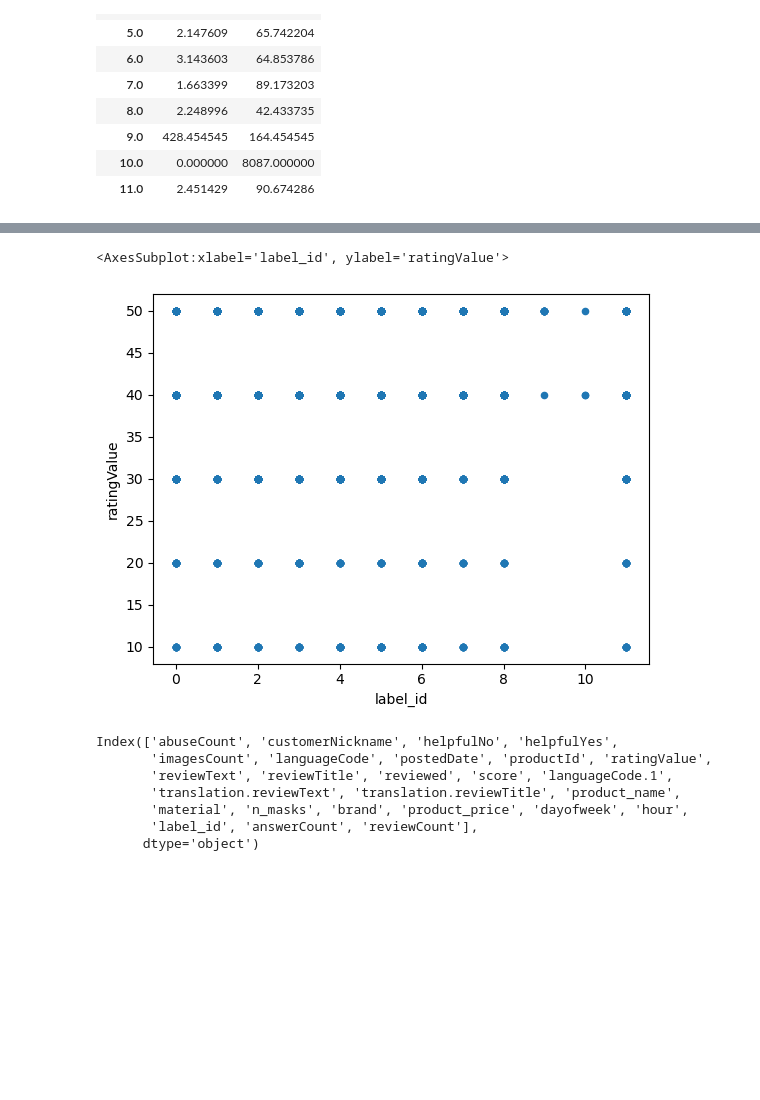
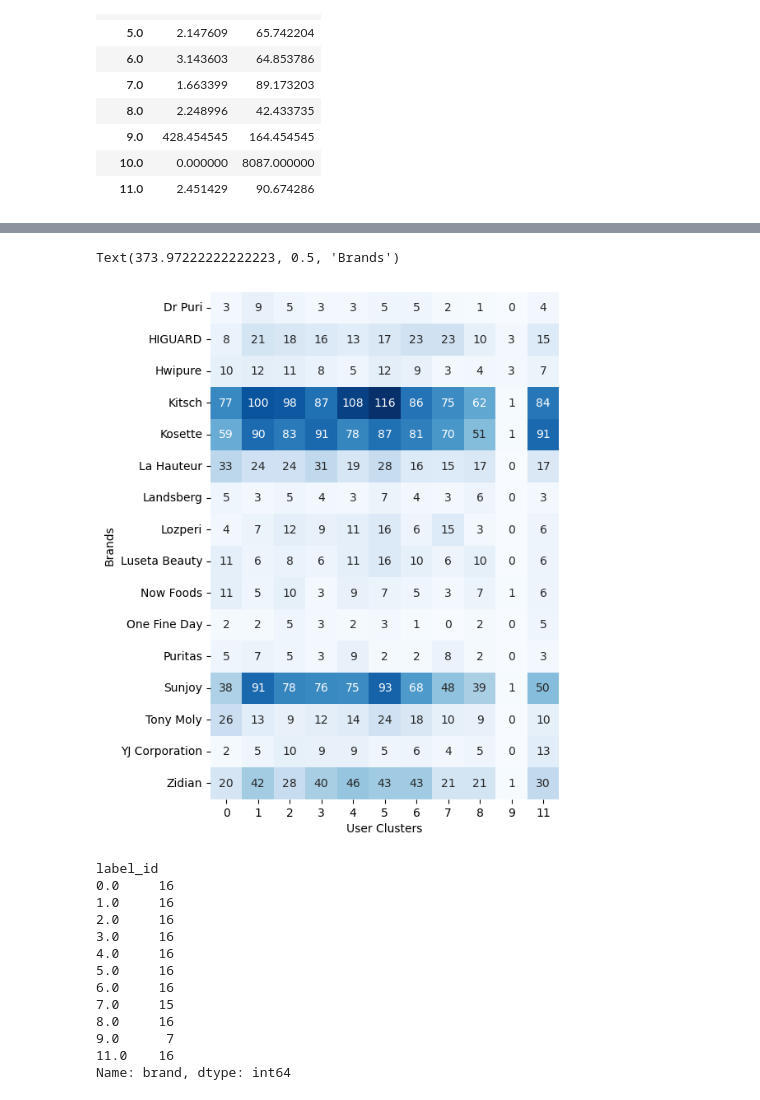
Before and after one commit to jaidevd/dataviz-group-3, a Jupyter notebook: explore-clusters.ipynb, the cells around one changed output, grey strips where cells are left out. Cells and saved outputs as stored; diff of their text form; code cells hidden in the pictures; blank space fills up the shorter version.

```diff
--- a/explore-clusters.ipynb
+++ b/explore-clusters.ipynb
@@ -67,0 +88,7 @@ clusters.groupby('label_id')[['answerCount', 'reviewCount']].mean()
+# %%
+x = df[df['label_id'] != 10]
+ct = pd.crosstab(index=x['ratingValue'], columns=x['label_id'].dropna().astype(int))
+fig, ax = plt.subplots(figsize=(12, 8))
+ax = sns.heatmap(ct.iloc[::-1], square=True, annot=True, fmt='d', cmap=plt.cm.Blues, cbar=False)
+ax.set_xlabel('User Clusters')
+ax.set_ylabel('Product Ratings')
@@ -68,15 +103,25 @@ clusters.groupby('label_id')[['answerCount', 'reviewCount']].mean()
 # %%
-df.plot.scatter(y="ratingValue", x="label_id")
+ct = pd.crosstab(index=x['brand'], columns=x['label_id'].dropna().astype(int))
+fig, ax = plt.subplots(figsize=(12, 8))
+ax = sns.heatmap(ct, square=True, annot=True, fmt='d', cmap=plt.cm.Blues, cbar=False)
+ax.set_xlabel('User Clusters')
+ax.set_ylabel('Brands')
 # %% [output]
-<AxesSubplot:xlabel='label_id', ylabel='ratingValue'>
+Text(373.97222222222223, 0.5, 'Brands')
-[figure, old version]
+[figure, new version]
 # %%
-df.columns
+x.groupby('label_id')['brand'].nunique()
 # %% [output]
-Index(['abuseCount', 'customerNickname', 'helpfulNo', 'helpfulYes',
-       'imagesCount', 'languageCode', 'postedDate', 'productId', 'ratingValue',
-       'reviewText', 'reviewTitle', 'reviewed', 'score', 'languageCode.1',
-       'translation.reviewText', 'translation.reviewTitle', 'product_name',
-       'material', 'n_masks', 'brand', 'product_price', 'dayofweek', 'hour',
-       'label_id', 'answerCount', 'reviewCount'],
-      dtype='object')
+label_id
+0.0     16
+1.0     16
+2.0     16
+3.0     16
+4.0     16
+5.0     16
+6.0     16
+7.0     15
+8.0     16
+9.0      7
+11.0    16
+Name: brand, dtype: int64
```
Also changed, not shown: parts of 16 cells of this notebook, 12 other files.
